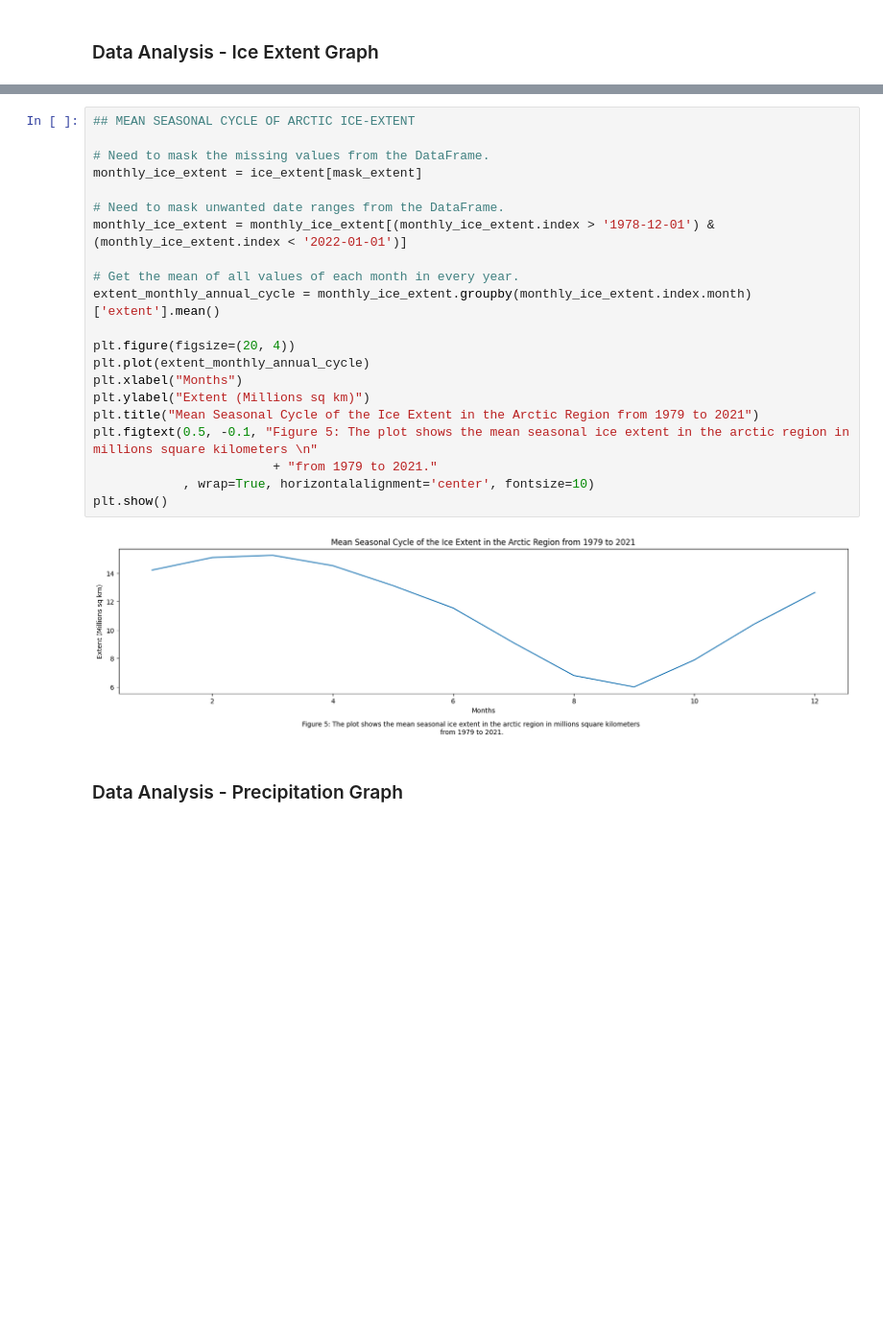
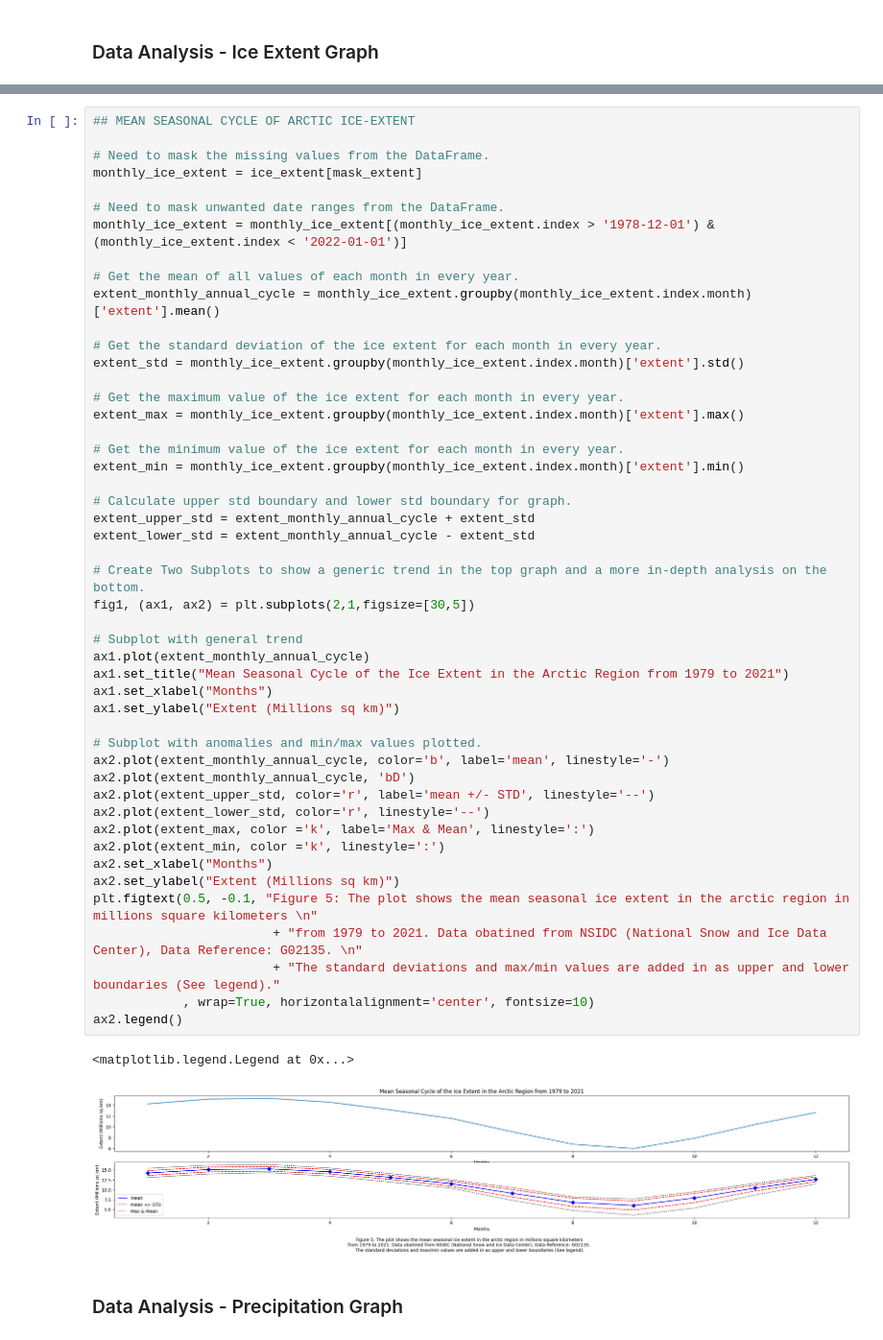
Before and after one commit to gardeneda/Arctic-Ice-vs-Precipitation, a Jupyter notebook: data_management.ipynb, the cells around one changed output, grey strips where cells are left out. Shown at 96% size. Cells and saved outputs as stored; diff of their text form; blank space fills up the shorter version.

```diff
--- a/data_management.ipynb
+++ b/data_management.ipynb
@@ -363,26 +363,54 @@ plt.show()
-# %%
-## MEAN SEASONAL CYCLE OF ARCTIC ICE-EXTENT
-
-# Need to mask the missing values from the DataFrame.
-monthly_ice_extent = ice_extent[mask_extent]
-
-# Need to mask unwanted date ranges from the DataFrame.
-monthly_ice_extent = monthly_ice_extent[(monthly_ice_extent.index > '1978-12-01') & (monthly_ice_extent.index < '2022-01-01')]
-
-# Get the mean of all values of each month in every year.
-extent_monthly_annual_cycle = monthly_ice_extent.groupby(monthly_ice_extent.index.month)['extent'].mean()
-
-plt.figure(figsize=(20, 4))
-plt.plot(extent_monthly_annual_cycle)
-plt.xlabel("Months")
-plt.ylabel("Extent (Millions sq km)")
-plt.title("Mean Seasonal Cycle of the Ice Extent in the Arctic Region from 1979 to 2021")
-plt.figtext(0.5, -0.1, "Figure 5: The plot shows the mean seasonal ice extent in the arctic region in millions square kilometers \n"
-                        + "from 1979 to 2021."
-            , wrap=True, horizontalalignment='center', fontsize=10)
-plt.show()
-# %% [output]
-[figure, removed]
+# %%
+## MEAN SEASONAL CYCLE OF ARCTIC ICE-EXTENT
+
+# Need to mask the missing values from the DataFrame.
+monthly_ice_extent = ice_extent[mask_extent]
+
+# Need to mask unwanted date ranges from the DataFrame.
+monthly_ice_extent = monthly_ice_extent[(monthly_ice_extent.index > '1978-12-01') & (monthly_ice_extent.index < '2022-01-01')]
+
+# Get the mean of all values of each month in every year.
+extent_monthly_annual_cycle = monthly_ice_extent.groupby(monthly_ice_extent.index.month)['extent'].mean()
+
+# Get the standard deviation of the ice extent for each month in every year.
+extent_std = monthly_ice_extent.groupby(monthly_ice_extent.index.month)['extent'].std()
+
+# Get the maximum value of the ice extent for each month in every year.
+extent_max = monthly_ice_extent.groupby(monthly_ice_extent.index.month)['extent'].max()
+
+# Get the minimum value of the ice extent for each month in every year.
+extent_min = monthly_ice_extent.groupby(monthly_ice_extent.index.month)['extent'].min()
+
+# Calculate upper std boundary and lower std boundary for graph.
+extent_upper_std = extent_monthly_annual_cycle + extent_std
+extent_lower_std = extent_monthly_annual_cycle - extent_std
+
+# Create Two Subplots to show a generic trend in the top graph and a more in-depth analysis on the bottom.
+fig1, (ax1, ax2) = plt.subplots(2,1,figsize=[30,5])
+
+# Subplot with general trend
+ax1.plot(extent_monthly_annual_cycle)
+ax1.set_title("Mean Seasonal Cycle of the Ice Extent in the Arctic Region from 1979 to 2021")
+ax1.set_xlabel("Months")
+ax1.set_ylabel("Extent (Millions sq km)")
+
+# Subplot with anomalies and min/max values plotted.
+ax2.plot(extent_monthly_annual_cycle, color='b', label='mean', linestyle='-')
+ax2.plot(extent_monthly_annual_cycle, 'bD')
+ax2.plot(extent_upper_std, color='r', label='mean +/- STD', linestyle='--')
+ax2.plot(extent_lower_std, color='r', linestyle='--')
+ax2.plot(extent_max, color ='k', label='Max & Mean', linestyle=':')
+ax2.plot(extent_min, color ='k', linestyle=':')
+ax2.set_xlabel("Months")
+ax2.set_ylabel("Extent (Millions sq km)")
+plt.figtext(0.5, -0.1, "Figure 5: The plot shows the mean seasonal ice extent in the arctic region in millions square kilometers \n"
+                        + "from 1979 to 2021. Data obatined from NSIDC (National Snow and Ice Data Center), Data Reference: G02135. \n"
+                        + "The standard deviations and max/min values are added in as upper and lower boundaries (See legend)."
+            , wrap=True, horizontalalignment='center', fontsize=10)
+ax2.legend()
+# %% [output]
+<matplotlib.legend.Legend at 0x...>
+[figure, added]
 # %% [markdown]
 <h3>Data Analysis - Precipitation Graph</h3>
 # %%
```
Also changed, not shown: parts of 10 cells of this notebook.
